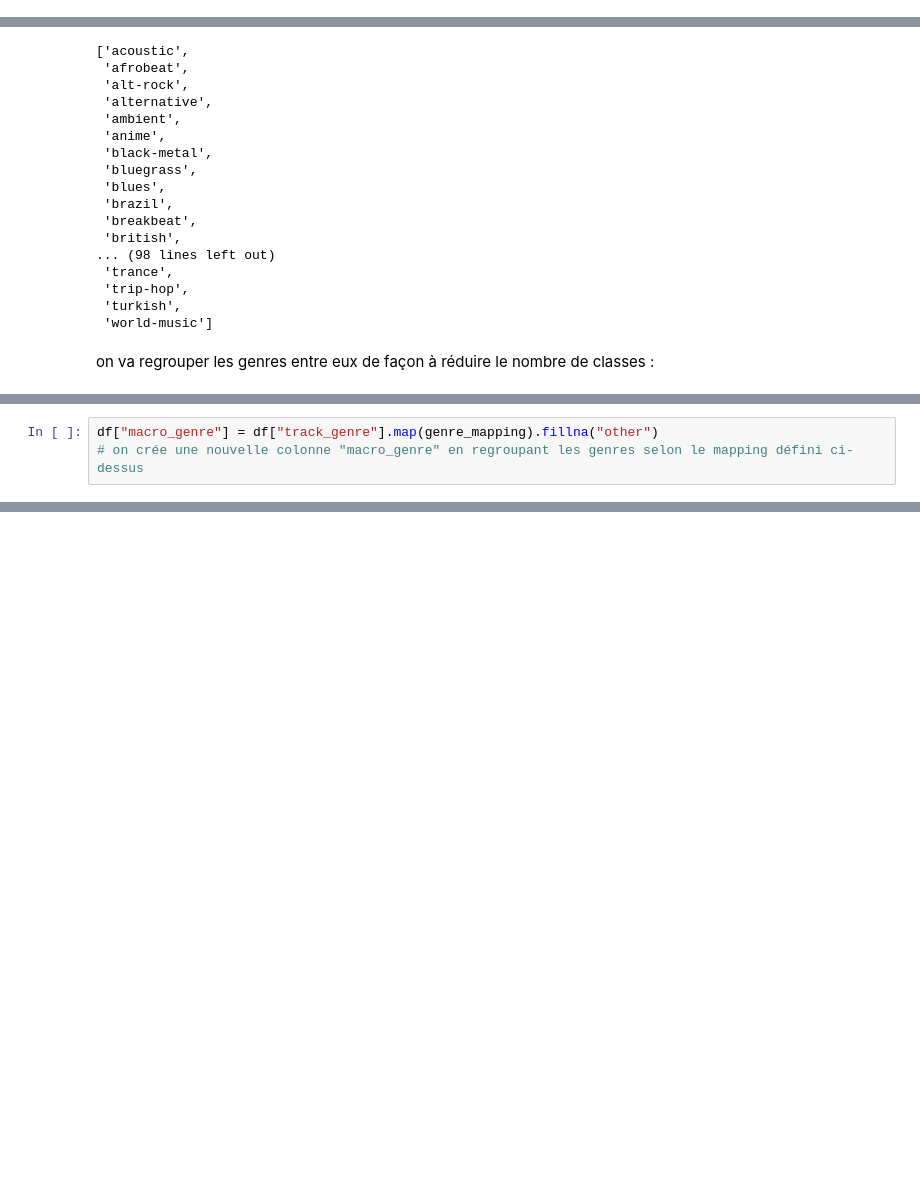
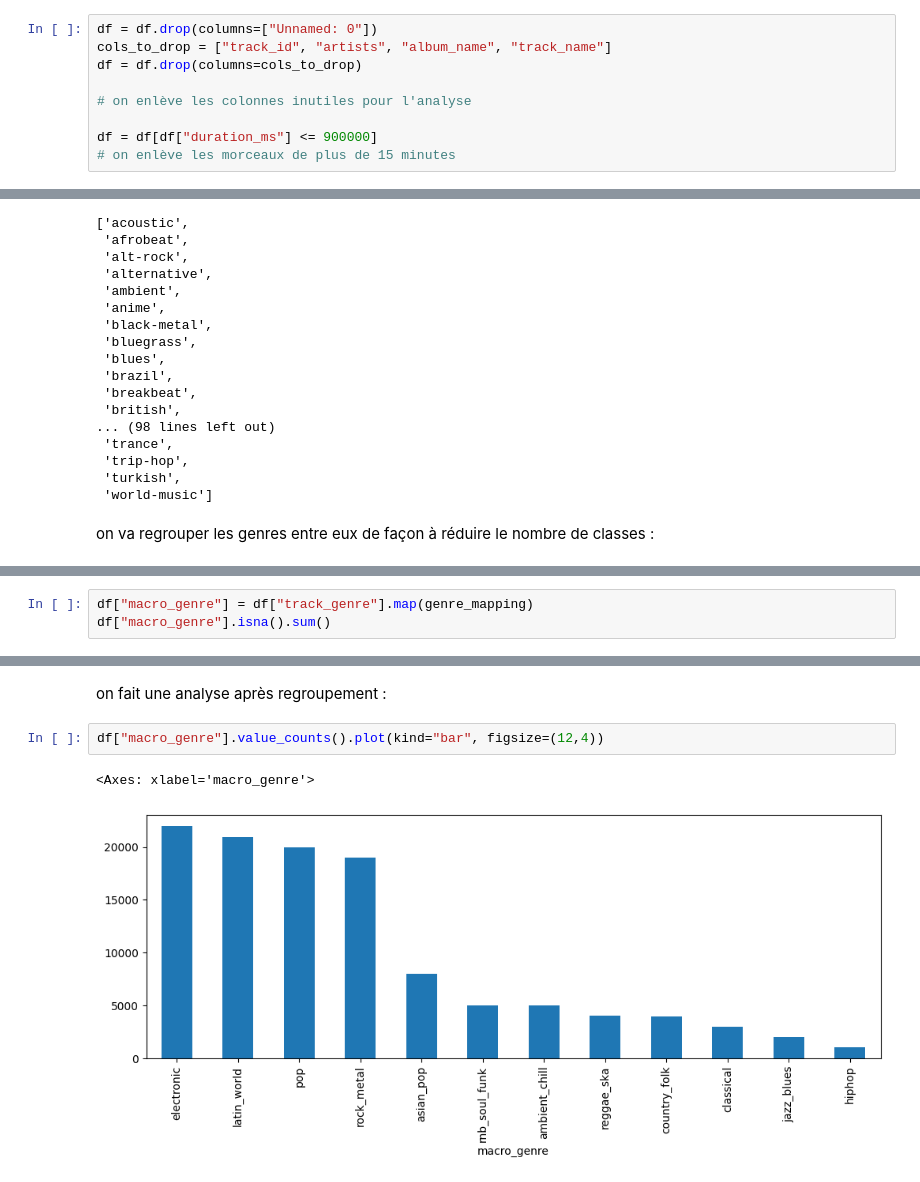
Before and after one commit to mlang789/spotify-genre-project, a Jupyter notebook: notebooks/02_preprocessing.ipynb, the cells around one changed output, grey strips where cells are left out. Cells and saved outputs as stored; diff of their text form; blank space fills up the shorter version.

Commit message:
avancé sur 02_preprocessing et sauvegardé via pickle la pipeline pour modé ensuite

```diff
--- a/notebooks/02_preprocessing.ipynb
+++ b/notebooks/02_preprocessing.ipynb
@@ -7,3 +13,12 @@ df = pd.read_csv("../Data/dataset.csv")
+# %%
+df = df.drop(columns=["Unnamed: 0"])
+cols_to_drop = ["track_id", "artists", "album_name", "track_name"]
+df = df.drop(columns=cols_to_drop)
+
+# on enlève les colonnes inutiles pour l'analyse
+
+df = df[df["duration_ms"] <= 900000]
+# on enlève les morceaux de plus de 15 minutes
 # %%
 sorted(df["track_genre"].unique())
 # on regarde les genres présents dans le dataset
@@ -171,4 +184,4 @@ genre_mapping = {
 }
 # %%
-df["macro_genre"] = df["track_genre"].map(genre_mapping).fillna("other")
-# on crée une nouvelle colonne "macro_genre" en regroupant les genres selon le mapping défini ci-dessus
+df["macro_genre"] = df["track_genre"].map(genre_mapping)
+df["macro_genre"].isna().sum()
@@ -190,2 +205,9 @@ country_folk      3000
 hiphop            1000
 Name: count, dtype: int64
+# %% [markdown]
+on fait une analyse après regroupement :
+# %%
+df["macro_genre"].value_counts().plot(kind="bar", figsize=(12,4))
+# %% [output]
+<Axes: xlabel='macro_genre'>
+[figure, added]
```
Also changed, not shown: parts of 22 cells of this notebook, 8 other files.
